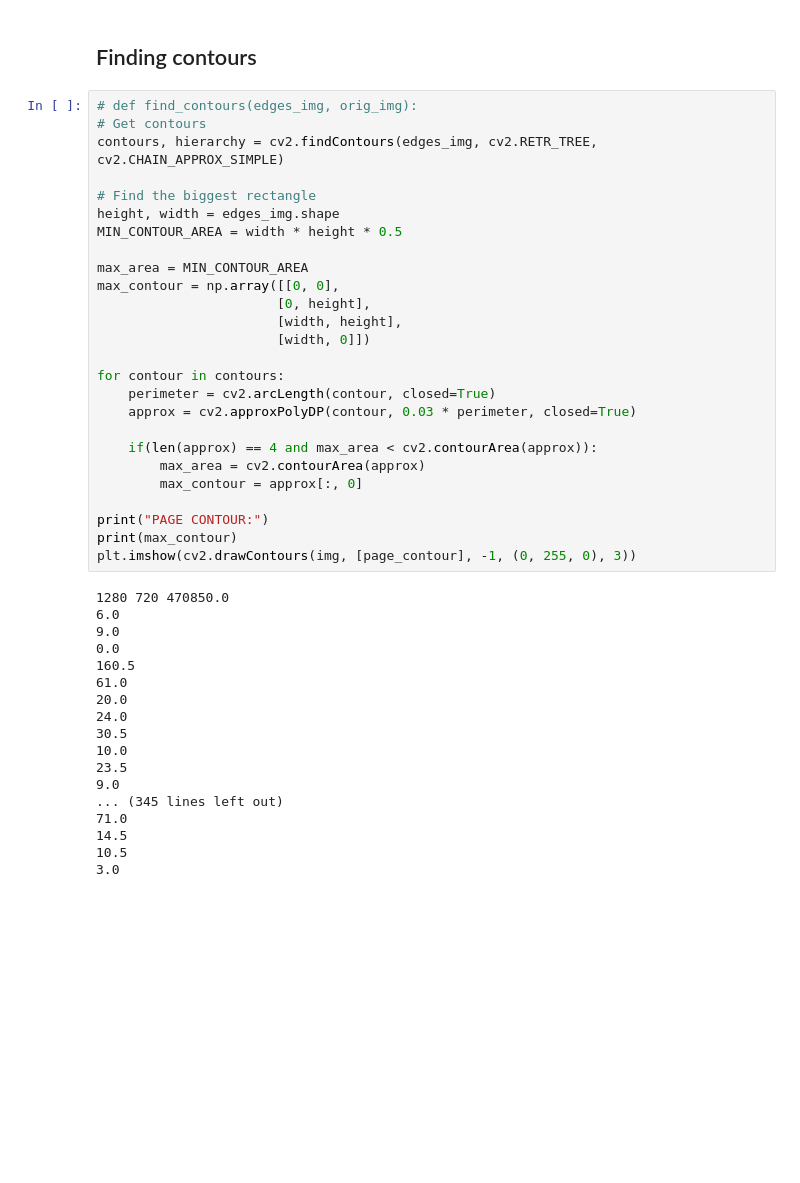
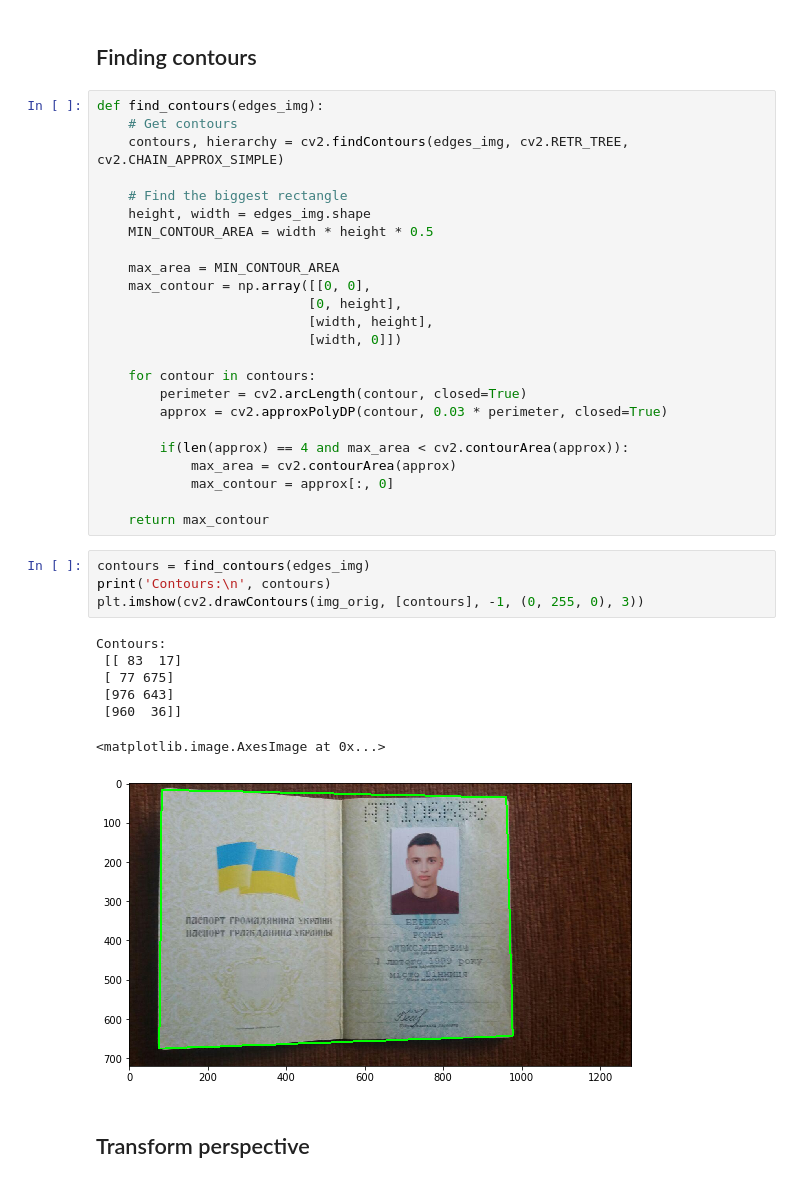
Before and after one commit to romaberezhok/passport-contour-detection, a Jupyter notebook: Passport Contour Detection.ipynb, the cells around one changed output. Cells and saved outputs as stored; diff of their text form; blank space fills up the shorter version.

Commit message:
Finding contours

```diff
--- a/Passport Contour Detection.ipynb
+++ b/Passport Contour Detection.ipynb
@@ -51,46 +46,40 @@ plt.imshow(edges_img, cmap='gray')
 # %% [markdown]
 ## Finding contours
 # %%
-# def find_contours(edges_img, orig_img):
-# Get contours
-contours, hierarchy = cv2.findContours(edges_img, cv2.RETR_TREE, cv2.CHAIN_APPROX_SIMPLE)
+def find_contours(edges_img):
+    # Get contours
+    contours, hierarchy = cv2.findContours(edges_img, cv2.RETR_TREE, cv2.CHAIN_APPROX_SIMPLE)
 
-# Find the biggest rectangle
-height, width = edges_img.shape
-MIN_CONTOUR_AREA = width * height * 0.5
+    # Find the biggest rectangle
+    height, width = edges_img.shape
+    MIN_CONTOUR_AREA = width * height * 0.5
 
-max_area = MIN_CONTOUR_AREA
-max_contour = np.array([[0, 0],
-                       [0, height],
-                       [width, height],
-                       [width, 0]])
+    max_area = MIN_CONTOUR_AREA
+    max_contour = np.array([[0, 0],
+                           [0, height],
+                           [width, height],
+                           [width, 0]])
 
-for contour in contours:
-    perimeter = cv2.arcLength(contour, closed=True)
-    approx = cv2.approxPolyDP(contour, 0.03 * perimeter, closed=True)
+    for contour in contours:
+        perimeter = cv2.arcLength(contour, closed=True)
+        approx = cv2.approxPolyDP(contour, 0.03 * perimeter, closed=True)
 
-    if(len(approx) == 4 and max_area < cv2.contourArea(approx)):
-        max_area = cv2.contourArea(approx)
-        max_contour = approx[:, 0]
+        if(len(approx) == 4 and max_area < cv2.contourArea(approx)):
+            max_area = cv2.contourArea(approx)
+            max_contour = approx[:, 0]
 
-print("PAGE CONTOUR:")
-print(max_contour)
-plt.imshow(cv2.drawContours(img, [page_contour], -1, (0, 255, 0), 3))
+    return max_contour
-# %% [output]
-1280 720 470850.0
-6.0
-9.0
-0.0
-160.5
-61.0
-20.0
-24.0
-30.5
-10.0
-23.5
-9.0
-... (345 lines left out)
-71.0
-14.5
-10.5
-3.0
+# %%
+contours = find_contours(edges_img)
+print('Contours:\n', contours)
+plt.imshow(cv2.drawContours(img_orig, [contours], -1, (0, 255, 0), 3))
+# %% [output]
+Contours:
+ [[ 83  17]
+ [ 77 675]
+ [976 643]
+ [960  36]]
+<matplotlib.image.AxesImage at 0x...>
+[figure, added]
+# %% [markdown]
+## Transform perspective
```
Also changed, not shown: parts of 4 cells of this notebook.
